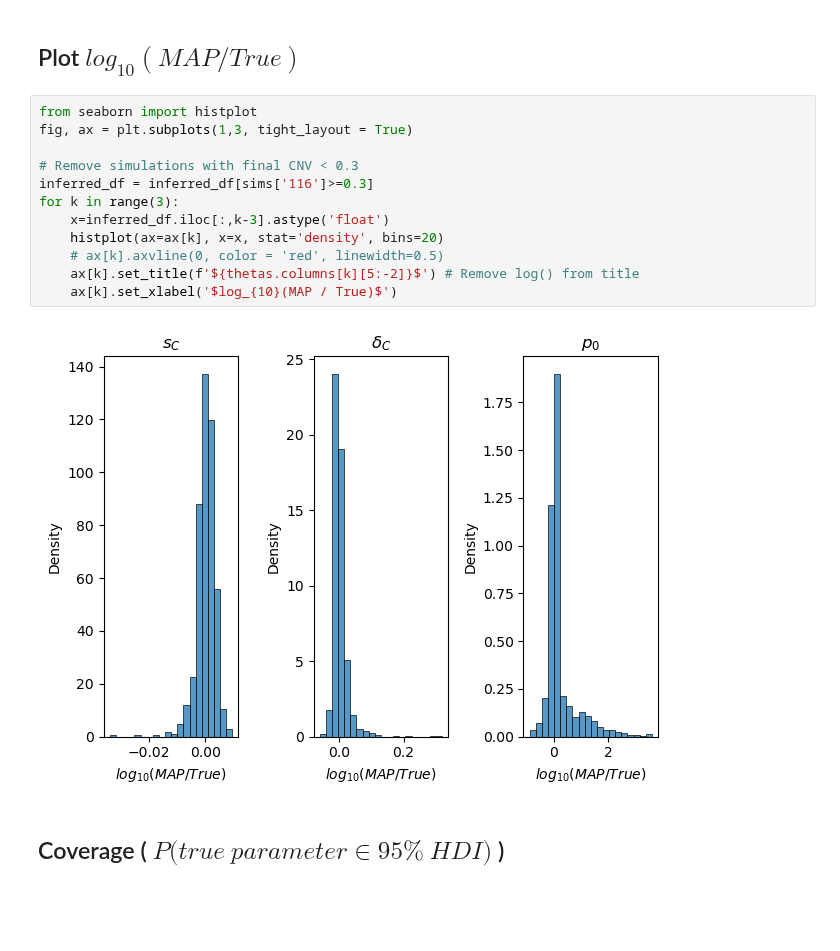
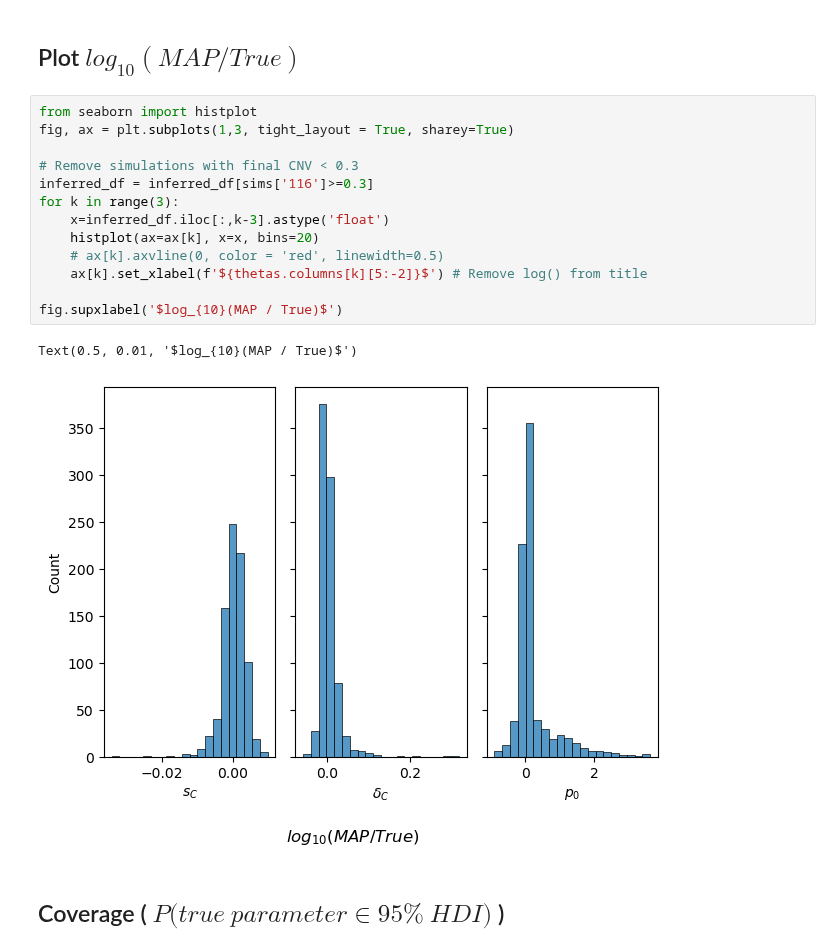
Before and after one commit to yoavram-lab/chuong_et_al, a Jupyter notebook: Simulation Analysis.ipynb, the cells around one changed output. Drawn from its saved outputs; the diff is of its cells as text; blank space fills up the shorter version.

Commit message:
plot changes after comments

```diff
--- a/Simulation Analysis.ipynb
+++ b/Simulation Analysis.ipynb
@@ -69,18 +69,20 @@ inferred_df = pd.read_csv('synthetic_tests/inferred_sims_results.csv', index_col
 ## Plot $log_{10}(MAP/True)$
 # %%
 from seaborn import histplot
-fig, ax = plt.subplots(1,3, tight_layout = True)
+fig, ax = plt.subplots(1,3, tight_layout = True, sharey=True)
 
 # Remove simulations with final CNV < 0.3
 inferred_df = inferred_df[sims['116']>=0.3]
 for k in range(3):
     x=inferred_df.iloc[:,k-3].astype('float')
-    histplot(ax=ax[k], x=x, stat='density', bins=20)
+    histplot(ax=ax[k], x=x, bins=20)
     # ax[k].axvline(0, color = 'red', linewidth=0.5)
-    ax[k].set_title(f'${thetas.columns[k][5:-2]}$') # Remove log() from title
-    ax[k].set_xlabel('$log_{10}(MAP / True)$')
+    ax[k].set_xlabel(f'${thetas.columns[k][5:-2]}$') # Remove log() from title
+
+fig.supxlabel('$log_{10}(MAP / True)$')
 # %% [output]
+Text(0.5, 0.01, '$log_{10}(MAP / True)$')
-[figure, old version]
+[figure, new version]
 # %% [markdown]
 ## Coverage ( $P(true$ $parameter \in 95\% $ $HDI)$ )
 # %%
```
Also changed, not shown: 4 other files.
